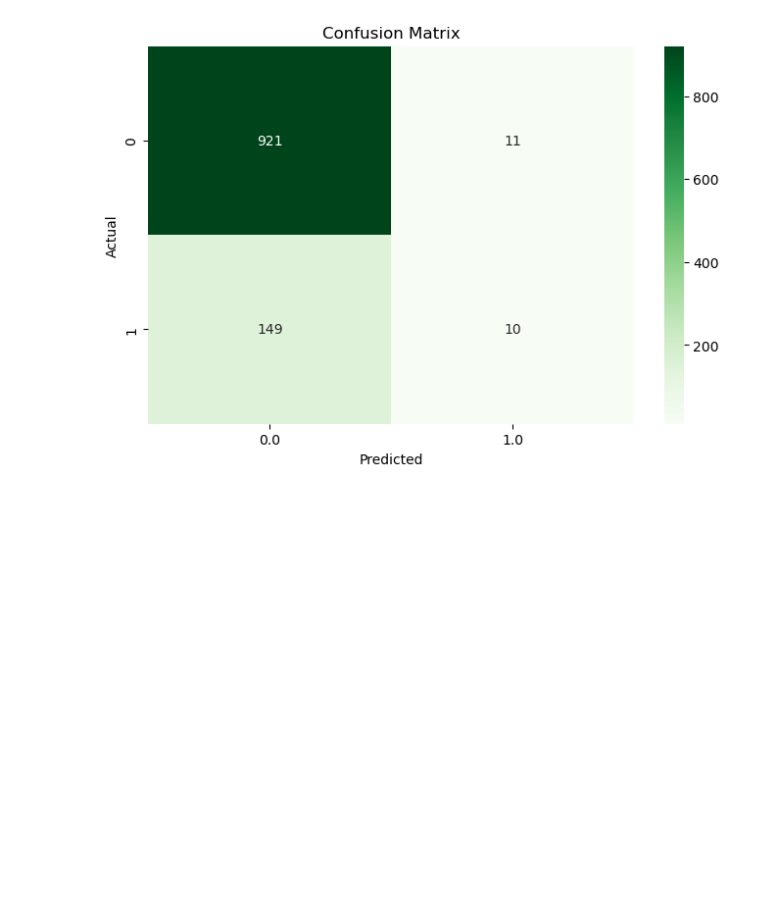
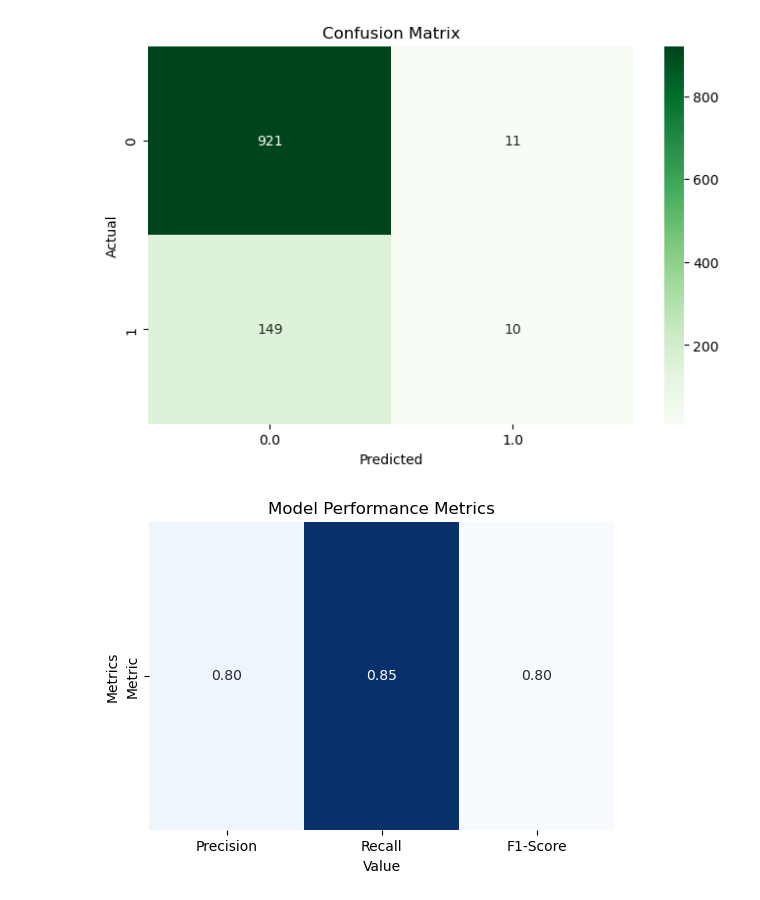
Before and after one commit to chebbifiras221/CHDpred, a Jupyter notebook: proj.ipynb, the cells around one changed output. Drawn from its saved outputs; the diff is of its cells as text; code cells hidden in the pictures; blank space fills up the shorter version.

```diff
--- a/proj.ipynb
+++ b/proj.ipynb
@@ -136,3 +150,26 @@ plt.show()
 #actual 1.0 predicted 1.0 TP cases where the actual value is 1.0 (CHD), and the model correctly predicted 1.0.
 # %% [output]
 [figure]
+# %%
+metrics = {
+    "Precision": precision,
+    "Recall": recall,
+    "F1-Score": f1_score
+}
+# %%
+import seaborn as sns
+import matplotlib.pyplot as plt
+import pandas as pd
+
+# Convert metrics to a DataFrame
+metrics_df = pd.DataFrame(metrics, index=["Metric"])  # Transpose to fit heatmap format
+
+# Plot heatmap
+plt.figure(figsize=(6, 4))
+sns.heatmap(metrics_df, annot=True, cmap="Blues", fmt=".2f", cbar=False)
+plt.title("Model Performance Metrics")
+plt.ylabel("Metrics")
+plt.xlabel("Value")
+plt.show()
+# %% [output]
+[figure, added]
```
Also changed, not shown: parts of 1 cell of this notebook.
